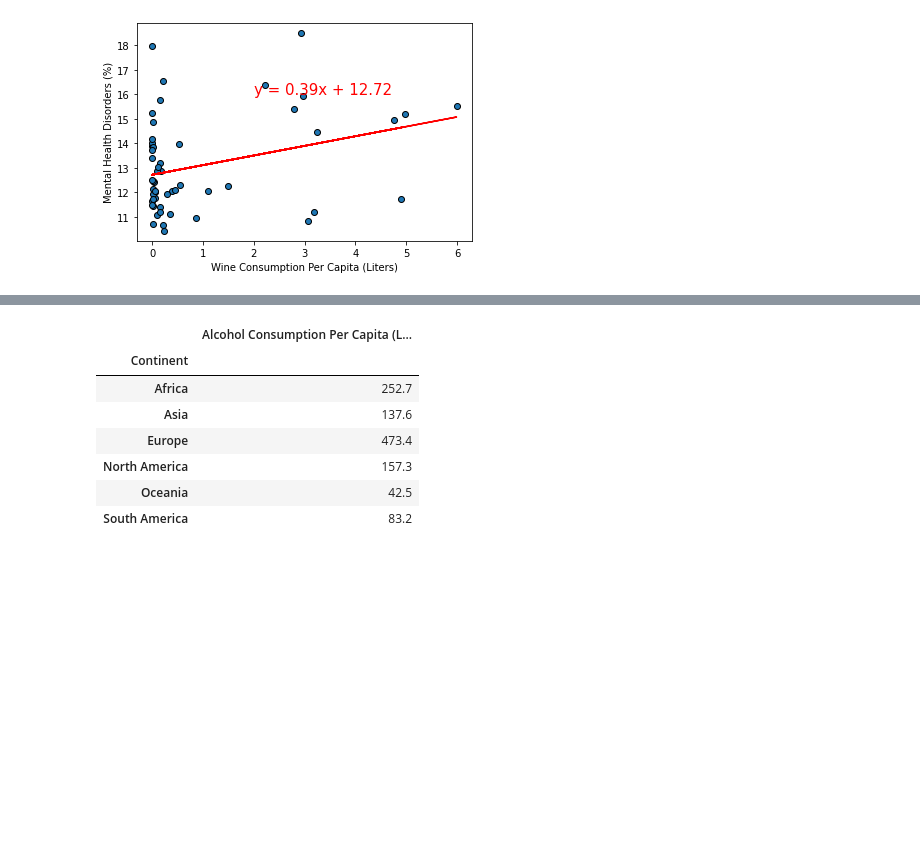
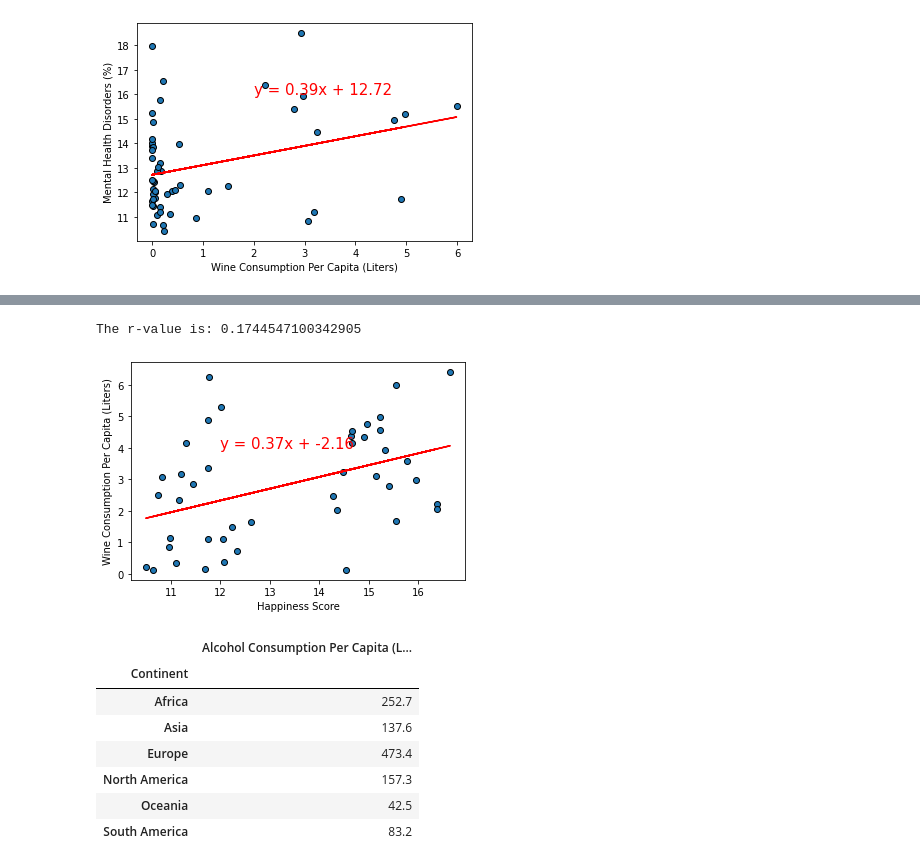
Before and after one commit to reccleston/data-analysis-project-1, a Jupyter notebook: nadia/project_work_2021.ipynb, the cells around one changed output, grey strips where cells are left out. Drawn from its saved outputs; the diff is of its cells as text; code cells hidden in the pictures; blank space fills up the shorter version.

```diff
--- a/nadia/project_work_2021.ipynb
+++ b/nadia/project_work_2021.ipynb
@@ -729,3 +762,10 @@ The r-value is: 0.10099913915868275
+# %%
+x_values=merged_with_wine_europe_df['Mental Health Disorders (%)']
+y_values=merged_with_wine_europe_df['Wine Consumption at Latest Timepoint(L)']
+plot_social_linear_regression(x_values,y_values,'Happiness Score',(12,4))
+# %% [output]
+The r-value is: 0.1744547100342905
+[figure, added]
 # %%
 alcohol_by_continent_sum
 # %% [output]
```
Also changed, not shown: parts of 7 cells of this notebook, 1 other file.
